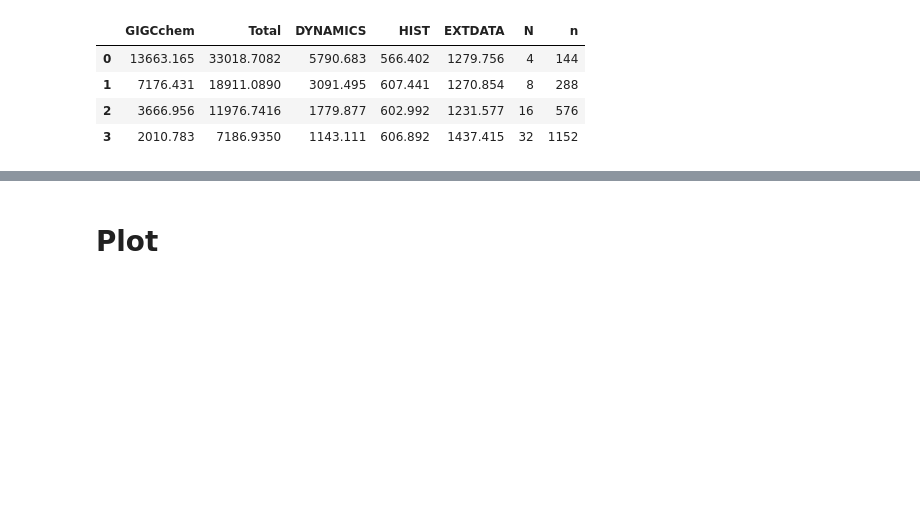
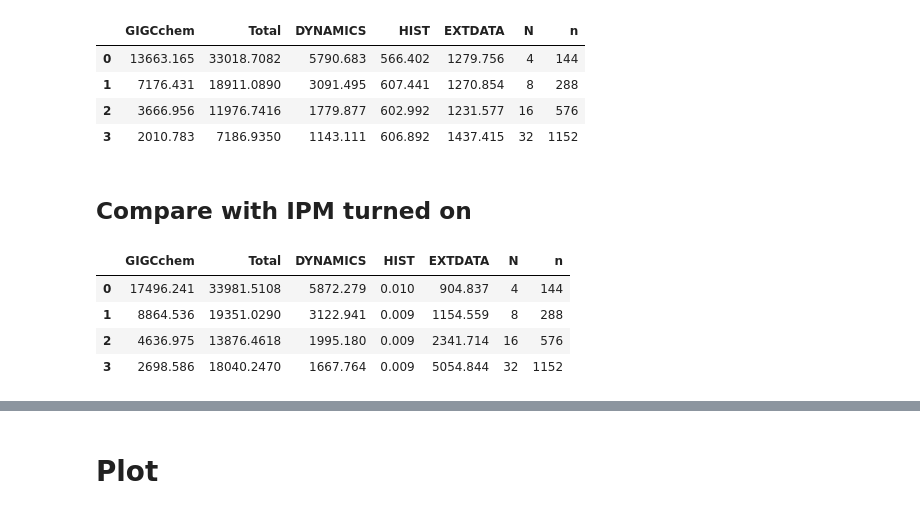
Before and after one commit to JiaweiZhuang/cloud-gchp-paper, a Jupyter notebook: notebooks/gchp_scaling_logscale.ipynb, the cells around one changed output, grey strips where cells are left out. Drawn from its saved outputs; the diff is of its cells as text; code cells hidden in the pictures; blank space fills up the shorter version.

Commit message:
Also read standard log files with IPM turned on

```diff
--- a/notebooks/gchp_scaling_logscale.ipynb
+++ b/notebooks/gchp_scaling_logscale.ipynb
@@ -40,3 +40,13 @@ df_impi
 | 1 | 7176.431 | 18911.0890 | 3091.495 | 607.441 | 1270.854 | 8 | 288 |
 | 2 | 3666.956 | 11976.7416 | 1779.877 | 602.992 | 1231.577 | 16 | 576 |
 | 3 | 2010.783 | 7186.9350 | 1143.111 | 606.892 | 1437.415 | 32 | 1152 |
+# %% [markdown]
+## Compare with IPM turned on
+# %%
+timing_from_multi_logs([4, 8, 16, 32], 36, './logs/AWS/with_IPM/N{0}n{1}_openmpi_4x5met_withIPM_nooutput.log')
+# %% [output]
+|  | GIGCchem | Total | DYNAMICS | HIST | EXTDATA | N | n |
+| 0 | 17496.241 | 33981.5108 | 5872.279 | 0.010 | 904.837 | 4 | 144 |
+| 1 | 8864.536 | 19351.0290 | 3122.941 | 0.009 | 1154.559 | 8 | 288 |
+| 2 | 4636.975 | 13876.4618 | 1995.180 | 0.009 | 2341.714 | 16 | 576 |
+| 3 | 2698.586 | 18040.2470 | 1667.764 | 0.009 | 5054.844 | 32 | 1152 |
```
Also changed, not shown: parts of 1 cell of this notebook.
